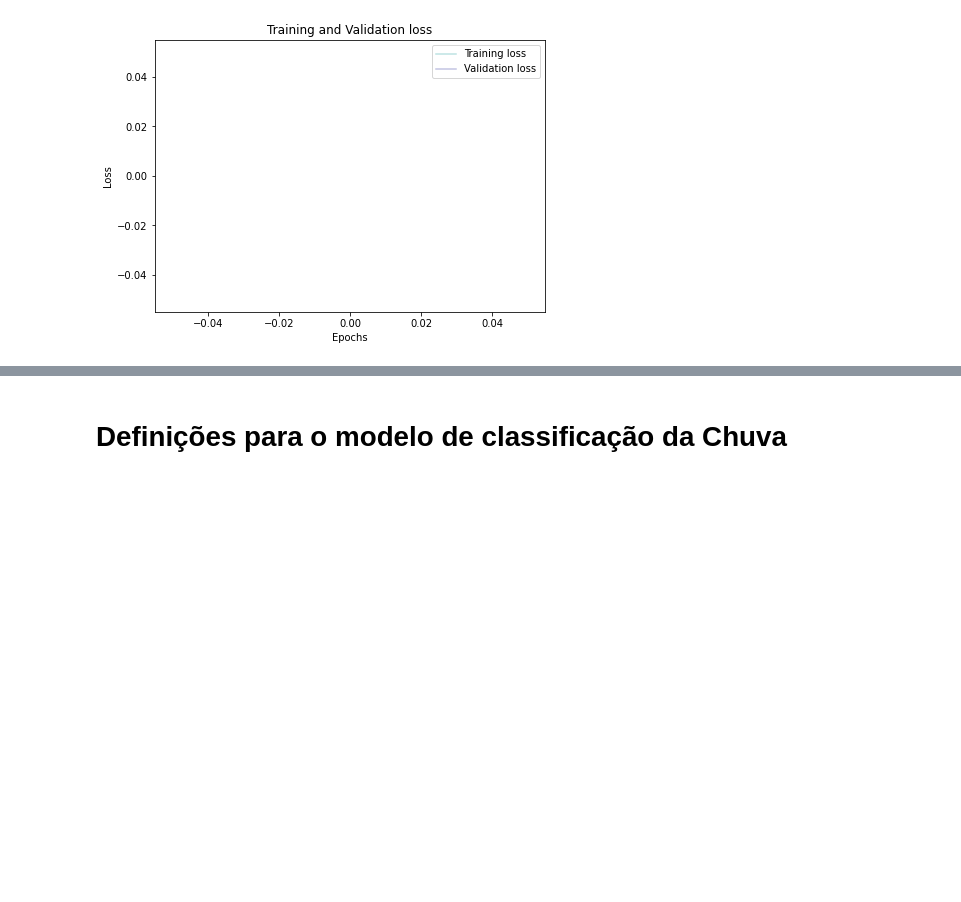
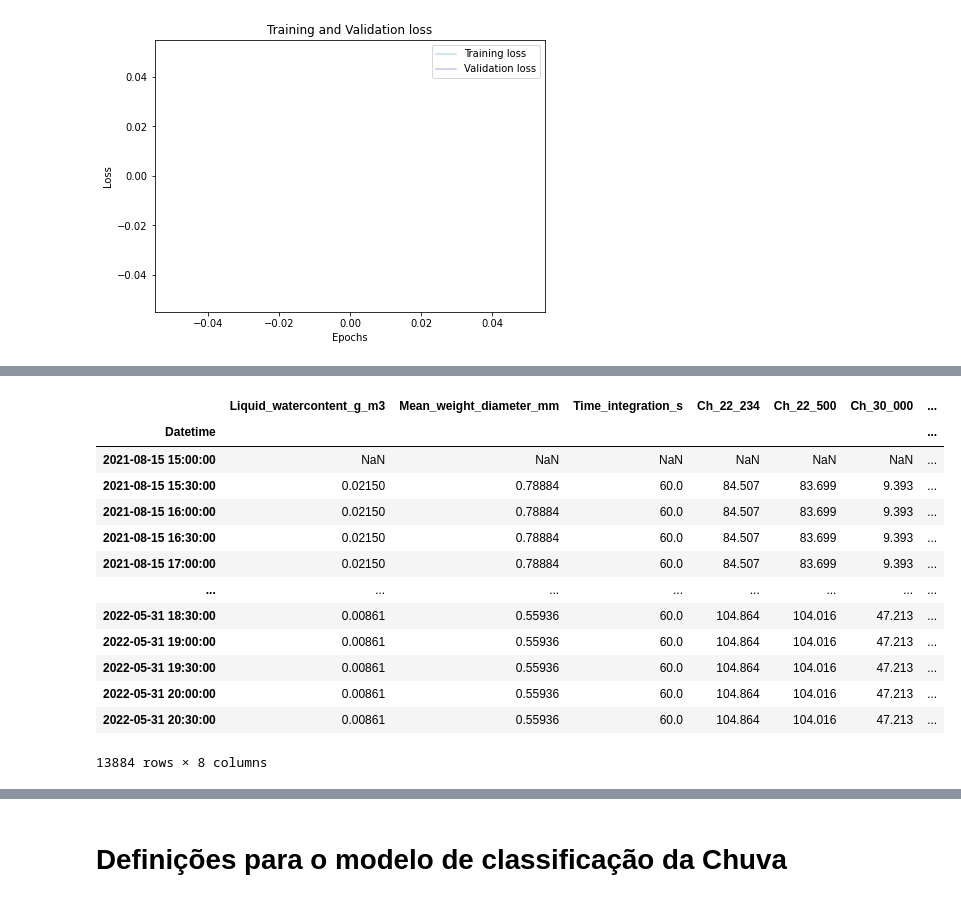
Before and after one commit to lourencocavalcante/Advanced-Topics-in-Environmental-Modeling, a Jupyter notebook: INPE_CAP425_ProjetoFinal_PredictRain_Lourenco_.ipynb, the cells around one changed output, grey strips where cells are left out. Cells and saved outputs as stored; diff of their text form; code cells hidden in the pictures; blank space fills up the shorter version.

```diff
--- a/INPE_CAP425_ProjetoFinal_PredictRain_Lourenco_.ipynb
+++ b/INPE_CAP425_ProjetoFinal_PredictRain_Lourenco_.ipynb
@@ -668,0 +641,5 @@ ValueError: ignored
+# %%
+features_rna = ['Datetime', 'Rain_Intensity_mm_h', 'Liquid_watercontent_g_m3',
+       'Mean_weight_diameter_mm', 'Time_integration_s', 'Ch_22_234', 'Ch_22_500',  'Ch_30_000', 'Ch_51_248']
+
+df_multisensors_rna  = df_RD80_MP3000A[features_rna]
@@ -668,0 +653,4 @@ ValueError: ignored
+# %%
+df_multisensors_rna = df_multisensors_rna.reindex(columns=['Datetime', 'Liquid_watercontent_g_m3',
+       'Mean_weight_diameter_mm', 'Time_integration_s', 'Ch_22_234',
+       'Ch_22_500', 'Ch_30_000', 'Ch_51_248', 'Rain_Intensity_mm_h'])
@@ -668,0 +673,2 @@ ValueError: ignored
+# %%
+df_multisensors_rna['Datetime'] = pd.to_datetime(df_multisensors_rna['Datetime'])
@@ -668,0 +696,17 @@ ValueError: ignored
+# %%
+df_multisensors_rna_test
+# %% [output]
+|  | Liquid_watercontent_g_m3 | Mean_weight_diameter_mm | Time_integration_s | Ch_22_234 | Ch_22_500 | Ch_30_000 | ... |
+| Datetime |  |  |  |  |  |  | ... |
+| 2021-08-15 15:00:00 | NaN | NaN | NaN | NaN | NaN | NaN | ... |
+| 2021-08-15 15:30:00 | 0.02150 | 0.78884 | 60.0 | 84.507 | 83.699 | 9.393 | ... |
+| 2021-08-15 16:00:00 | 0.02150 | 0.78884 | 60.0 | 84.507 | 83.699 | 9.393 | ... |
+| 2021-08-15 16:30:00 | 0.02150 | 0.78884 | 60.0 | 84.507 | 83.699 | 9.393 | ... |
+| 2021-08-15 17:00:00 | 0.02150 | 0.78884 | 60.0 | 84.507 | 83.699 | 9.393 | ... |
+| ... | ... | ... | ... | ... | ... | ... | ... |
+| 2022-05-31 18:30:00 | 0.00861 | 0.55936 | 60.0 | 104.864 | 104.016 | 47.213 | ... |
+| 2022-05-31 19:00:00 | 0.00861 | 0.55936 | 60.0 | 104.864 | 104.016 | 47.213 | ... |
+| 2022-05-31 19:30:00 | 0.00861 | 0.55936 | 60.0 | 104.864 | 104.016 | 47.213 | ... |
+| 2022-05-31 20:00:00 | 0.00861 | 0.55936 | 60.0 | 104.864 | 104.016 | 47.213 | ... |
+| 2022-05-31 20:30:00 | 0.00861 | 0.55936 | 60.0 | 104.864 | 104.016 | 47.213 | ... |
+13884 rows × 8 columns
```
Also changed, not shown: parts of 24 cells of this notebook.
